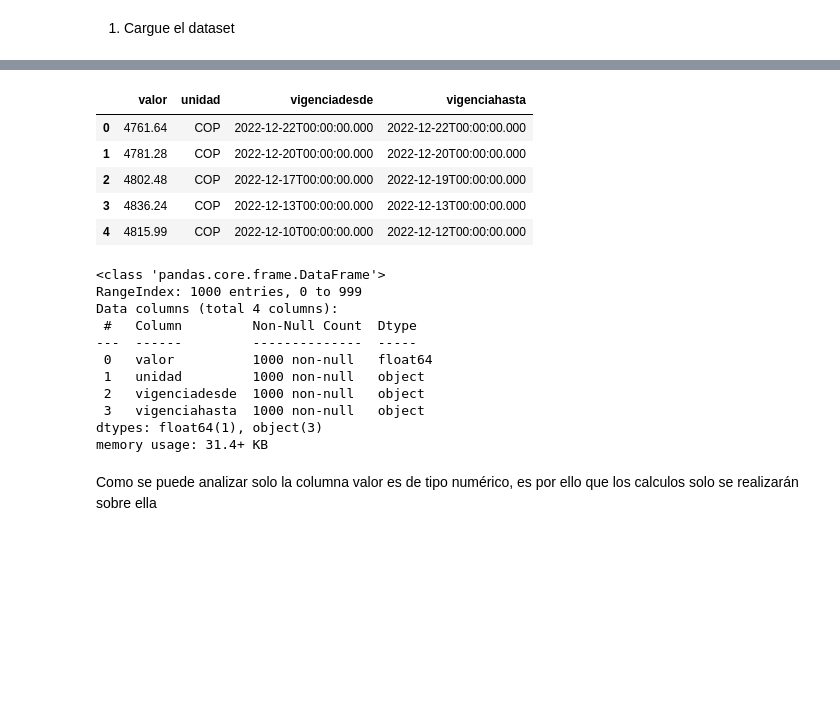
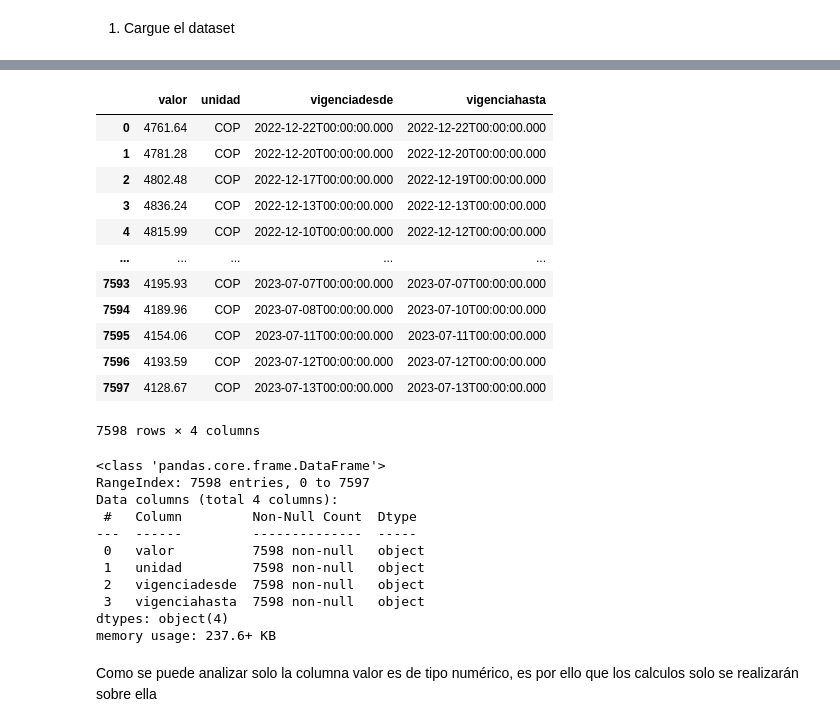
Before and after one commit to CarlsoCast/TALLER-VALENTINA, a Jupyter notebook: TALLER 10.ipynb, the cells around one changed output, grey strips where cells are left out. Drawn from its saved outputs; the diff is of its cells as text; code cells hidden in the pictures; blank space fills up the shorter version.

```diff
--- a/TALLER 10.ipynb
+++ b/TALLER 10.ipynb
@@ -5,7 +5,10 @@ UNIDAD 10 - Dataframes con pandas
 # %%
 import pandas as pd
 import matplotlib
-df = pd.read_json("https://www.datos.gov.co/resource/32sa-8pi3.json")
-df=df.dropna()
-df.head() #Ver la data
+from sodapy import Socrata
+client = Socrata('www.datos.gov.co', None)
+results = client.get('32sa-8pi3', limit=8000)
+df = pd.DataFrame(results)
+df = df.dropna()
+df
 # %% [output]
@@ -12,23 +16,31 @@ df.head() #Ver la data
 |  | valor | unidad | vigenciadesde | vigenciahasta |
 | 0 | 4761.64 | COP | 2022-12-22T00:00:00.000 | 2022-12-22T00:00:00.000 |
 | 1 | 4781.28 | COP | 2022-12-20T00:00:00.000 | 2022-12-20T00:00:00.000 |
 | 2 | 4802.48 | COP | 2022-12-17T00:00:00.000 | 2022-12-19T00:00:00.000 |
 | 3 | 4836.24 | COP | 2022-12-13T00:00:00.000 | 2022-12-13T00:00:00.000 |
 | 4 | 4815.99 | COP | 2022-12-10T00:00:00.000 | 2022-12-12T00:00:00.000 |
+| ... | ... | ... | ... | ... |
+| 7593 | 4195.93 | COP | 2023-07-07T00:00:00.000 | 2023-07-07T00:00:00.000 |
+| 7594 | 4189.96 | COP | 2023-07-08T00:00:00.000 | 2023-07-10T00:00:00.000 |
+| 7595 | 4154.06 | COP | 2023-07-11T00:00:00.000 | 2023-07-11T00:00:00.000 |
+| 7596 | 4193.59 | COP | 2023-07-12T00:00:00.000 | 2023-07-12T00:00:00.000 |
+| 7597 | 4128.67 | COP | 2023-07-13T00:00:00.000 | 2023-07-13T00:00:00.000 |
+7598 rows × 4 columns
 # %%
+df.loc[:,"valor"]=df.loc[:,"valor"].astype(float)
 df.info() # Analizar el data set
 # %% [output]
 <class 'pandas.core.frame.DataFrame'>
-RangeIndex: 1000 entries, 0 to 999
+RangeIndex: 7598 entries, 0 to 7597
 Data columns (total 4 columns):
  #   Column         Non-Null Count  Dtype
 ---  ------         --------------  -----
- 0   valor          1000 non-null   float64
- 1   unidad         1000 non-null   object
- 2   vigenciadesde  1000 non-null   object
- 3   vigenciahasta  1000 non-null   object
-dtypes: float64(1), object(3)
-memory usage: 31.4+ KB
+ 0   valor          7598 non-null   object
+ 1   unidad         7598 non-null   object
+ 2   vigenciadesde  7598 non-null   object
+ 3   vigenciahasta  7598 non-null   object
+dtypes: object(4)
+memory usage: 237.6+ KB
 # %% [markdown]
 Como se puede analizar solo la columna valor es de tipo numérico, es por ello que los calculos solo se realizarán sobre ella
 # %% [markdown]
```
Also changed, not shown: parts of 11 cells of this notebook.
